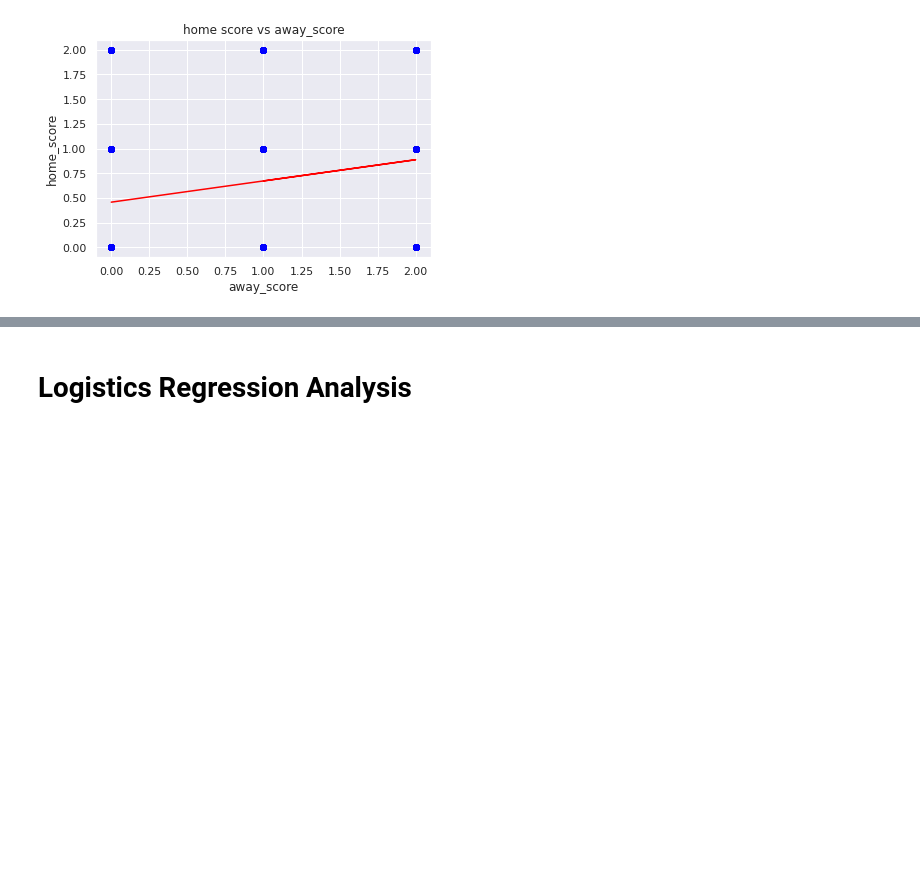
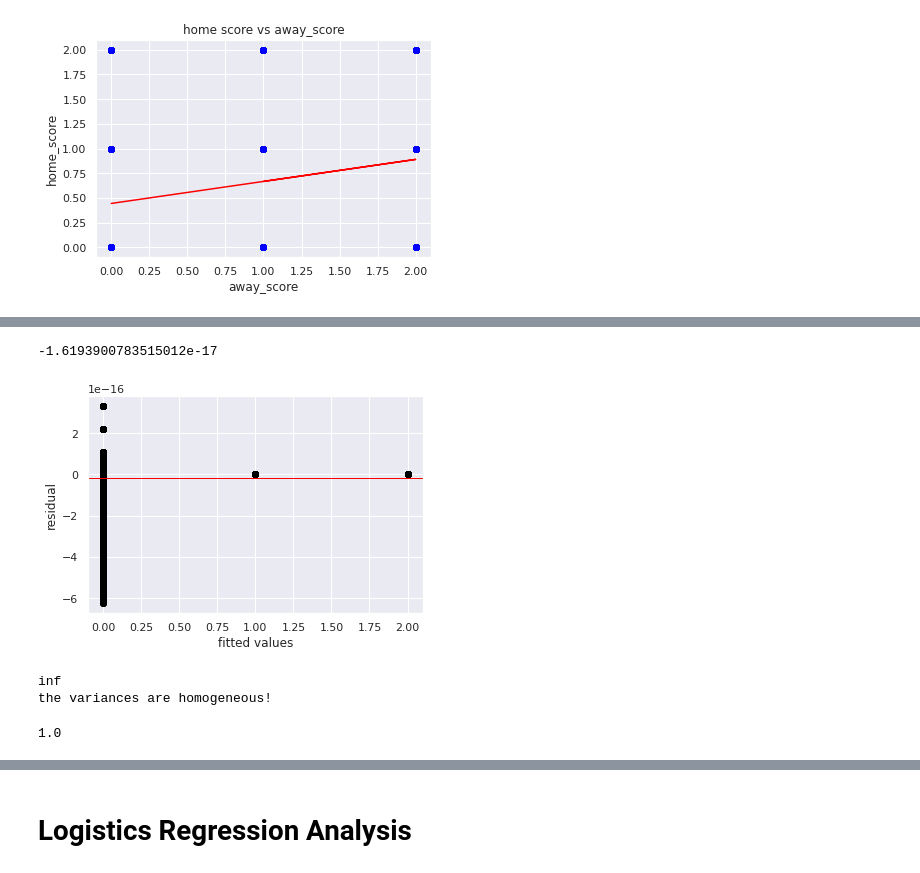
Before and after one commit to she-osprey/IPWK6-CORE, a Jupyter notebook: IPWK6_CORE_LINEAR_REGRESSION_ELIZABETH_JOSEPHINE.ipynb, the cells around one changed output, grey strips where cells are left out. Drawn from its saved outputs; the diff is of its cells as text; code cells hidden in the pictures; blank space fills up the shorter version.

```diff
--- a/IPWK6_CORE_LINEAR_REGRESSION_ELIZABETH_JOSEPHINE.ipynb
+++ b/IPWK6_CORE_LINEAR_REGRESSION_ELIZABETH_JOSEPHINE.ipynb
@@ -752,2 +751,6 @@ plt.show()
+# %%
+# droppig unnecessary columns
+to_drop = ['home_team', 'away_team']
+df5.drop(to_drop, axis=1, inplace=True)
 # %%
 # Model 1: Predict how many goals the home team scores.
@@ -826,0 +789,66 @@ finally assess the heteroscedasticity.
+# %%
+df5.rename(columns= {'home_score':'homescore', 'away_score':'awayscore'}, inplace = True)
+# %%
+# residual plots and heteroskedasticity testing
+from sklearn import metrics
+from sklearn.model_selection import train_test_split
+from sklearn.linear_model import LinearRegression
+
+X = df5.values
+y = df5['homescore'].values
+
+X_train, X_test, homescore_train, homescore_test = train_test_split(X, y, test_size=0.4, random_state=0)
+
+regressor = LinearRegression()
+regressor.fit(X_train, homescore_train)
+
+# This is our prediction for admission based on our model
+homescore_predict = regressor.predict(X_test)
+
+# We now create the residual by substracting the test value from the predicted
+# value for each row in our dataset
+
+residuals = np.subtract(homescore_predict, homescore_test)
+
+# Let's describe our residual:
+pd.DataFrame(residuals).describe()
+
+residuals.mean()
+# %% [output]
+-1.6193900783515012e-17
+# %%
+# residual plot
+import matplotlib.pyplot as plt
+
+plt.scatter(homescore_predict, residuals, color='black')
+plt.ylabel('residual')
+plt.xlabel('fitted values')
+plt.axhline(y= residuals.mean(), color='red', linewidth=1)
+plt.show()
+# %% [output]
+[figure, added]
+# %%
+import scipy as sp
+
+test_result, p_value = sp.stats.bartlett(homescore_predict, residuals)
+
+# To interpret the results we must also compute a critical value of the chi squared distribution
+degree_of_freedom = len(homescore_predict)-1
+probability = 1 - p_value
+
+critical_value = sp.stats.chi2.ppf(probability, degree_of_freedom)
+print(critical_value)
+
+# If the test_result is greater than the critical value, then we reject our null
+# hypothesis. This would mean that there are patterns to the variance of the data
+
+# Otherwise, we can identify no patterns, and we accept the null hypothesis that
+# the variance is homogeneous across our data
+
+if (test_result > critical_value):
+  print('the variances are unequal, and the model should be reassessed')
+else:
+  print('the variances are homogeneous!')
+# %% [output]
+inf
+the variances are homogeneous!
@@ -826,0 +863,7 @@ finally assess the heteroscedasticity.
+# %%
+# Printing the accuracies returned for five folds
+# by the cross_val_score method by calling print on all_accuracies
+
+print(all_accuracies.mean())
+# %% [output]
+1.0
```
Also changed, not shown: parts of 34 cells of this notebook.
